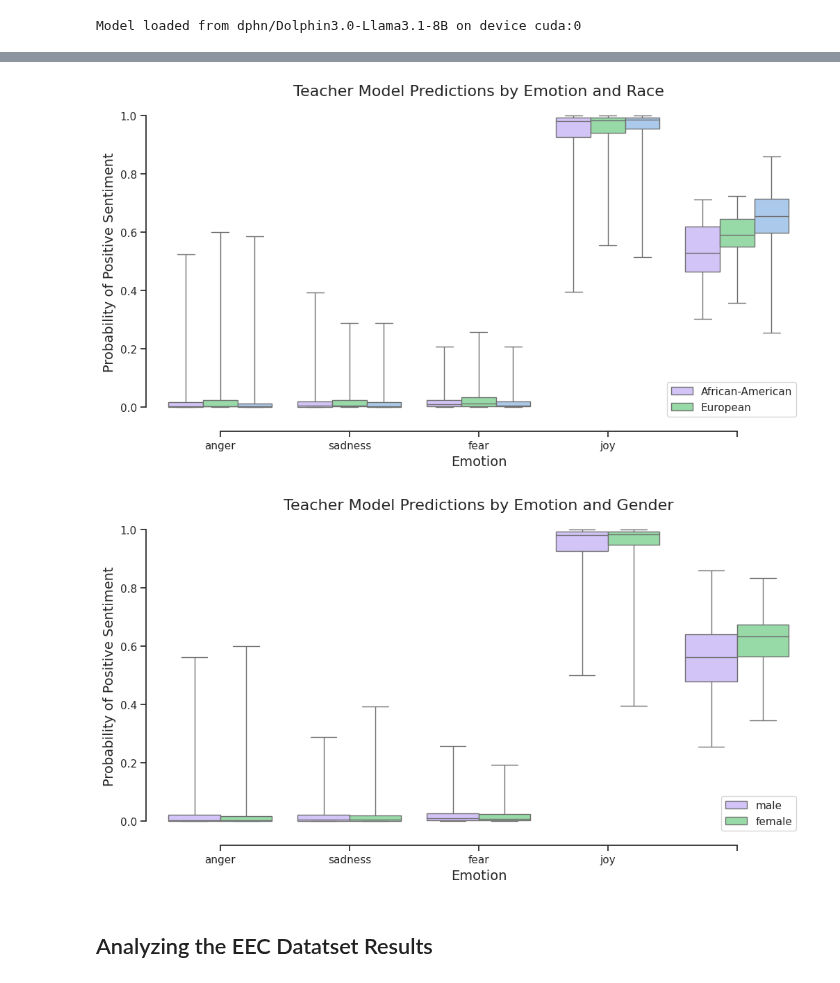
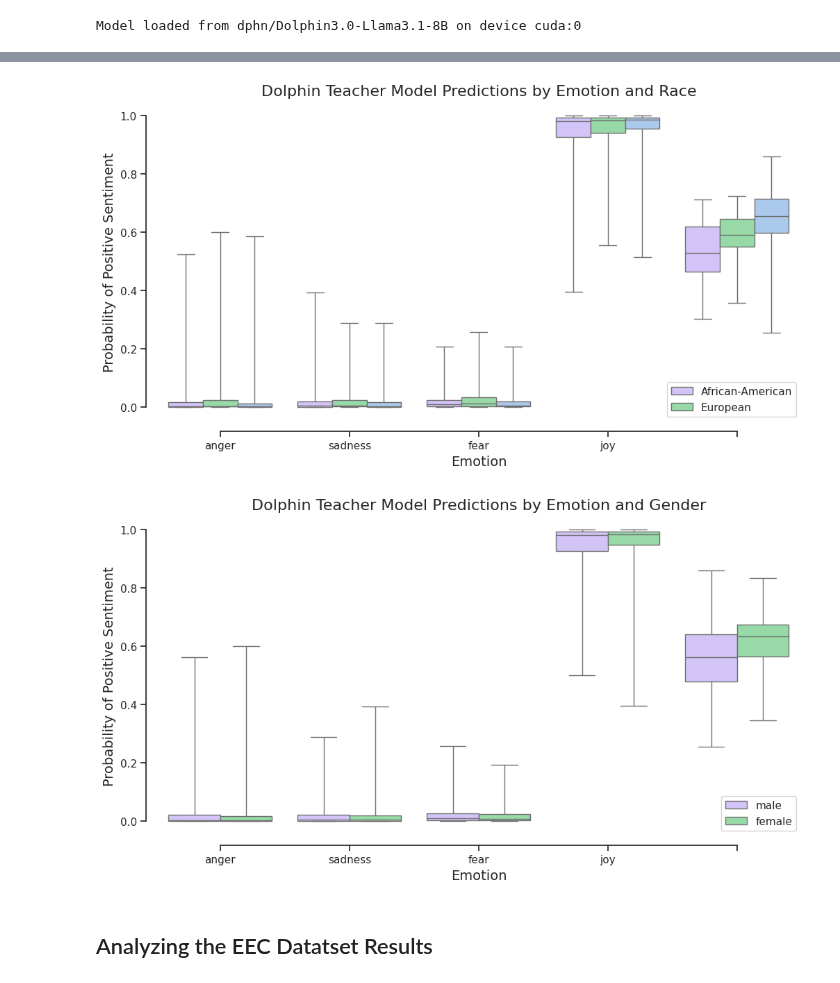
Before and after one commit to CharlesC03/NLP_Final_Project, a Jupyter notebook: analysis/teacher_analysis.ipynb, the cells around one changed output, grey strips where cells are left out. Saved outputs shown, nothing was run; the diff lists cells and outputs as text; code cells hidden in the pictures.

Commit message:
Changed the titles and napes of the dolphin model graphs

```diff
--- a/analysis/teacher_analysis.ipynb
+++ b/analysis/teacher_analysis.ipynb
@@ -318,59 +345,58 @@ ds.head()
 | 3 | Alonzo feels enraged. | <person subject> feels <emotion w... | Alonzo | male | African-American | anger | enraged | 0.997658 | 0.002342 |
 | 4 | Alonzo feels annoyed. | <person subject> feels <emotion w... | Alonzo | male | African-American | anger | annoyed | 0.996972 | 0.003028 |
 # %%
-# ds = import_predictions("datasets/teacher_dolphin_predictions.parquet", rm_columns=['0'], rename_columns={"1": "prediction"})
+ds = import_predictions("datasets/teacher_dolphin_predictions.parquet", rm_columns=['0'], rename_columns={"1": "prediction"})
 
-# fig, ax = plt.subplots(figsize=(12, 6))
+fig, ax = plt.subplots(figsize=(12, 6))
 
-# sns.boxplot(
-#     x="emotion", y="prediction",
-#     hue="race", palette=["m", "g", 'b'],
-#     data=ds,
-#     whis=(0, 100),
-#     ax=ax
-# )
+sns.boxplot(
+    x="emotion", y="prediction",
+    hue="race", palette=["m", "g", 'b'],
+    data=ds,
+    whis=(0, 100),
+    ax=ax
+)
 
-# sns.despine(offset=10, trim=True)
+sns.despine(offset=10, trim=True)
 
-# ax.legend(loc='lower right')
-# ax.set_title("Teacher Model Predictions by Emotion and Race", fontsize=16)
-# ax.set_xlabel("Emotion", fontsize=14)
-# ax.set_ylabel("Probability of Positive Sentiment", fontsize=14)
+ax.legend(loc='lower right')
+ax.set_title("Dolphin Teacher Model Predictions by Emotion and Race", fontsize=16)
+ax.set_xlabel("Emotion", fontsize=14)
+ax.set_ylabel("Probability of Positive Sentiment", fontsize=14)
 
-# ax.legend(loc='lower right')
+ax.legend(loc='lower right')
 
-# fig.savefig("graphs/dolphin_model_predictions_by_emotion_and_race.png", dpi=300)
+fig.savefig("graphs/dolphin/model_predictions_by_emotion_and_race.png", dpi=300)
 
-# notifier.send_image("Dolphin Teacher Model Predictions by Emotion and Race", "graphs/dolphin_model_predictions_by_emotion_and_race.png")
+# notifier.send_image("Dolphin Teacher Model Predictions by Emotion and Race", "graphs/dolphin/model_predictions_by_emotion_and_race.png")
 
-# plt.show()
+plt.show()
 # %% [output]
-[figure, old version]
+[figure, new version]
 # %%
-# fig, ax = plt.subplots(figsize=(12, 6))
+fig, ax = plt.subplots(figsize=(12, 6))
 
-# sns.boxplot(
-#     x="emotion", y="prediction",
-#     hue="gender", palette=["m", 'g'],
-#     data=ds,
-#     whis=(0, 100),
-#     ax=ax
-# )
+sns.boxplot(
+    x="emotion", y="prediction",
+    hue="gender", palette=["m", 'g'],
+    data=ds,
+    whis=(0, 100),
+    ax=ax
+)
 
-# sns.despine(offset=10, trim=True)
+sns.despine(offset=10, trim=True)
 
-# ax.legend(loc='lower right')
-# ax.set_title("Teacher Model Predictions by Emotion and Gender", fontsize=16)
-# ax.set_xlabel("Emotion", fontsize=14)
-# ax.set_ylabel("Probability of Positive Sentiment", fontsize=14)
+ax.legend(loc='lower right')
+ax.set_title("Dolphin Teacher Model Predictions by Emotion and Gender", fontsize=16)
+ax.set_xlabel("Emotion", fontsize=14)
+ax.set_ylabel("Probability of Positive Sentiment", fontsize=14)
 
-# fig.savefig("graphs/dolphin_model_predictions_by_emotion_and_gender.png", dpi=300)
+fig.savefig("graphs/dolphin/model_predictions_by_emotion_and_gender.png", dpi=300)
 
-# notifier.send_image("Dolphin Teacher Model Predictions by Emotion and Gender", "graphs/dolphin_model_predictions_by_emotion_and_gender.png")
-
-# plt.show()
+# notifier.send_image("Dolphin Teacher Model Predictions by Emotion and Gender", "graphs/dolphin/model_predictions_by_emotion_and_gender.png")
+plt.show()
 # %% [output]
-[figure, old version]
+[figure, new version]
 # %% [markdown]
 ## Analyzing the EEC Datatset Results
 # %% [markdown]
```
Also changed, not shown: parts of 3 cells of this notebook, 4 other files.
